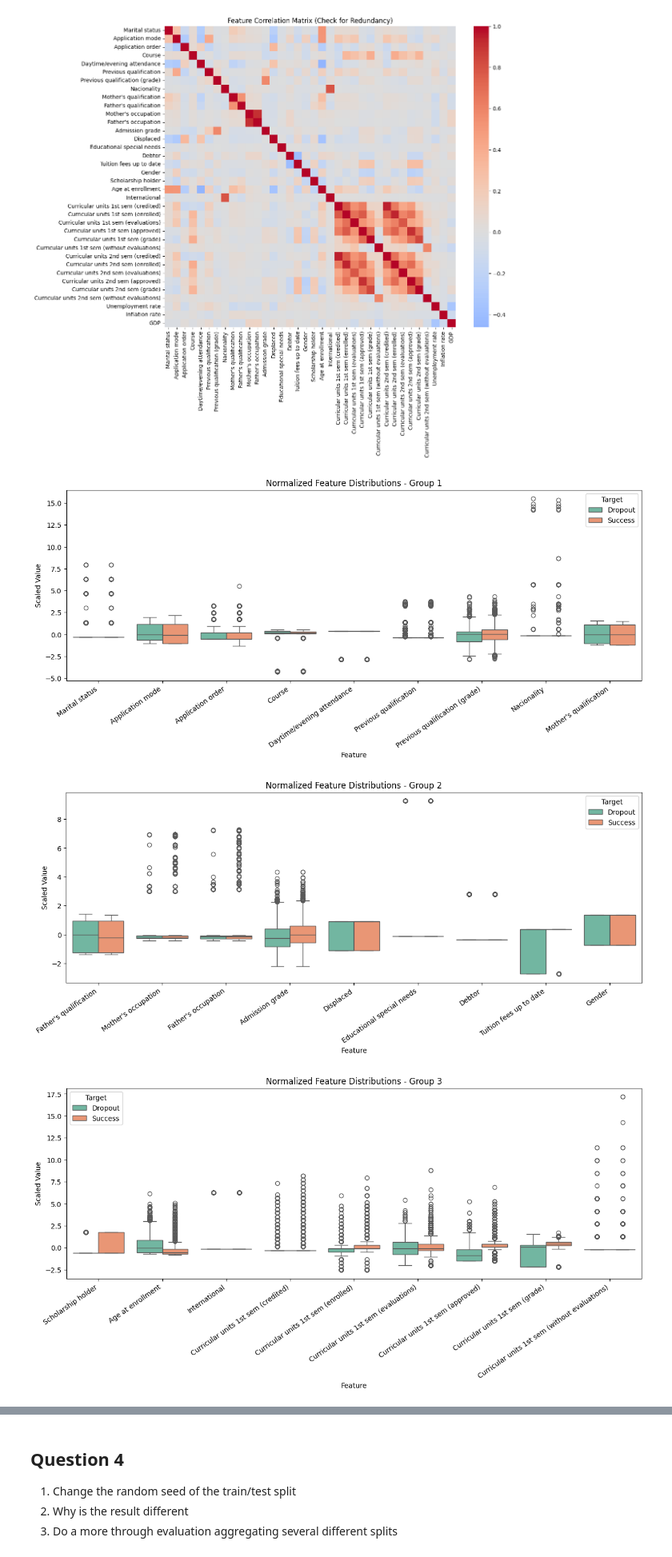
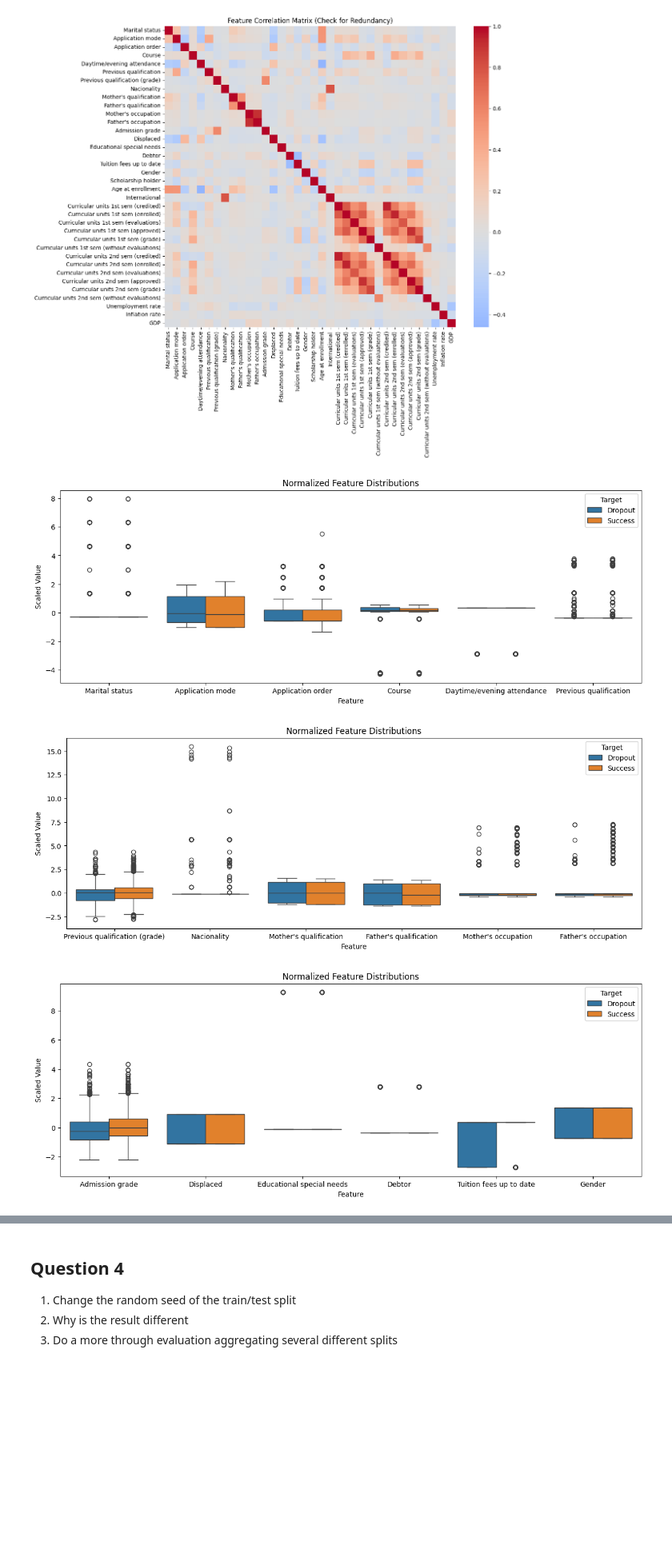
Before and after one commit to nicocalu/MLTP, a Jupyter notebook: lab2.ipynb, the cells around one changed output, grey strips where cells are left out. Shown at 80% size. Cells and saved outputs as stored; diff of their text form; code cells hidden in the pictures; blank space fills up the shorter version.

```diff
--- a/lab2.ipynb
+++ b/lab2.ipynb
@@ -85,30 +88,30 @@ plt.show()
 # %%
 # Normalize features for visualization
 scaler = StandardScaler()
 features_scaled = pd.DataFrame(scaler.fit_transform(features), columns=features.columns)
 features_scaled['Target'] = target.reset_index(drop=True).map({0: 'Dropout', 1: 'Success'})
 
-# Show boxplots in groups of 9 features to see data distribution by class
-features_per_plot = 9
+# Nb de boxplot par graphique
+features_per_plot = 6
 
 for i, start in enumerate(range(0, len(features.columns), features_per_plot), start=1):
     chunk = features.columns[start:start + features_per_plot]
     # melt convertit le tableau en format long (Feature, Scaled Value, Target), qui est le format attendu par boxplot.
     data = features_scaled.melt(
         id_vars='Target',
         value_vars=chunk,
         var_name='Feature',
         value_name='Scaled Value'
     )
 
     plt.figure(figsize=(15, 5))
-    sns.boxplot(data=data, x='Feature', y='Scaled Value', hue='Target', palette='Set2')
-    plt.title(f'Normalized Feature Distributions - Group {i}')
-    plt.xticks(rotation=35, ha='right')
+    sns.boxplot(data=data, x='Feature', y='Scaled Value', hue='Target')
+    plt.xticks(rotation=45)
+    plt.title(f'Normalized Feature Distributions')
     plt.show()
 
 features_scaled = features_scaled.drop(columns='Target')
 # %% [output]
-[figure, old version]
+[figure, new version]
-[figure, old version]
+[figure, new version]
-[figure, old version]
+[figure, new version]
```
Also changed, not shown: parts of 5 cells of this notebook.
